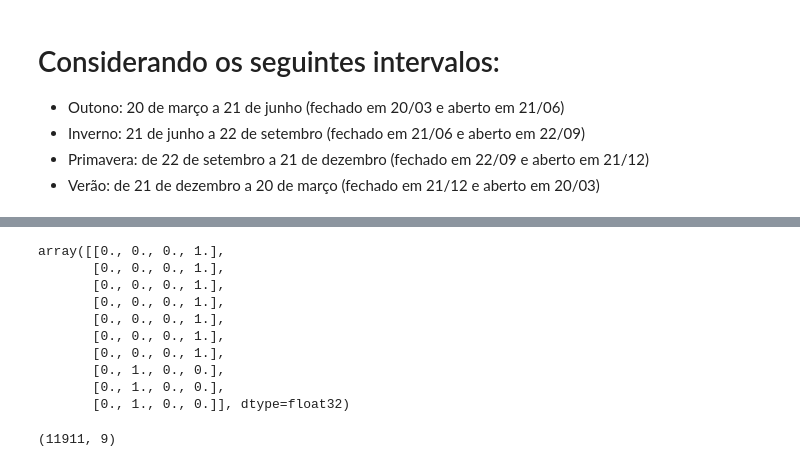
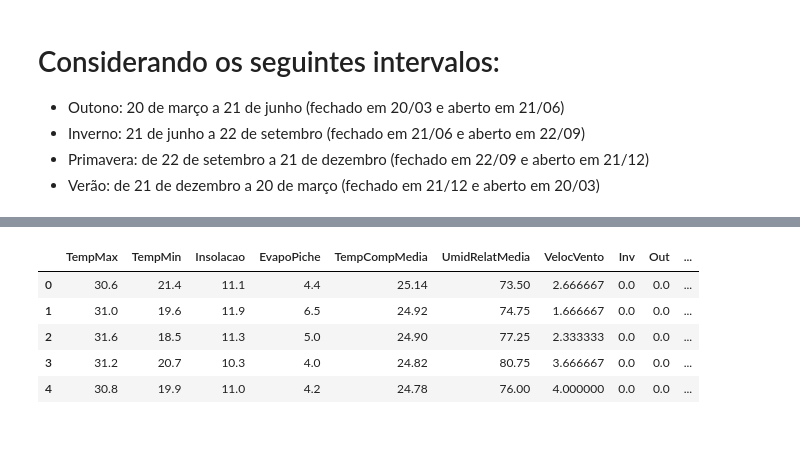
Before and after one commit to gilvandrocesardemedeiros/ClimatePrediction, a Jupyter notebook: Replace_Missing_Values.ipynb, the cells around one changed output, grey strips where cells are left out. Drawn from its saved outputs; the diff is of its cells as text; code cells hidden in the pictures; blank space fills up the shorter version.

```diff
--- a/Replace_Missing_Values.ipynb
+++ b/Replace_Missing_Values.ipynb
@@ -181 +198,11 @@ Y = dataSet["Season"].values
+# %%
+#Visualizando dados
+dataSet.head()
+# %% [output]
+|  | TempMax | TempMin | Insolacao | EvapoPiche | TempCompMedia | UmidRelatMedia | VelocVento | Inv | Out | ... |
+| 0 | 30.6 | 21.4 | 11.1 | 4.4 | 25.14 | 73.50 | 2.666667 | 0.0 | 0.0 | ... |
+| 1 | 31.0 | 19.6 | 11.9 | 6.5 | 24.92 | 74.75 | 1.666667 | 0.0 | 0.0 | ... |
+| 2 | 31.6 | 18.5 | 11.3 | 5.0 | 24.90 | 77.25 | 2.333333 | 0.0 | 0.0 | ... |
+| 3 | 31.2 | 20.7 | 10.3 | 4.0 | 24.82 | 80.75 | 3.666667 | 0.0 | 0.0 | ... |
+| 4 | 30.8 | 19.9 | 11.0 | 4.2 | 24.78 | 76.00 | 4.000000 | 0.0 | 0.0 | ... |
 # %%
@@ -194,19 +211,0 @@ dummy_Y = np_utils.to_categorical(encoded_Y)
-# %%
-#Amostra da matriz de estações (cada coluna representa uma classe: verão, outono, inverno e primavera)
-dummy_Y[70:80,:]
-# %% [output]
-array([[0., 0., 0., 1.],
-       [0., 0., 0., 1.],
-       [0., 0., 0., 1.],
-       [0., 0., 0., 1.],
-       [0., 0., 0., 1.],
-       [0., 0., 0., 1.],
-       [0., 0., 0., 1.],
-       [0., 1., 0., 0.],
-       [0., 1., 0., 0.],
-       [0., 1., 0., 0.]], dtype=float32)
-# %%
-#Dimensões da matriz de dados
-print(X.shape)
-# %% [output]
-(11911, 9)
```
Also changed, not shown: parts of 30 cells of this notebook.
